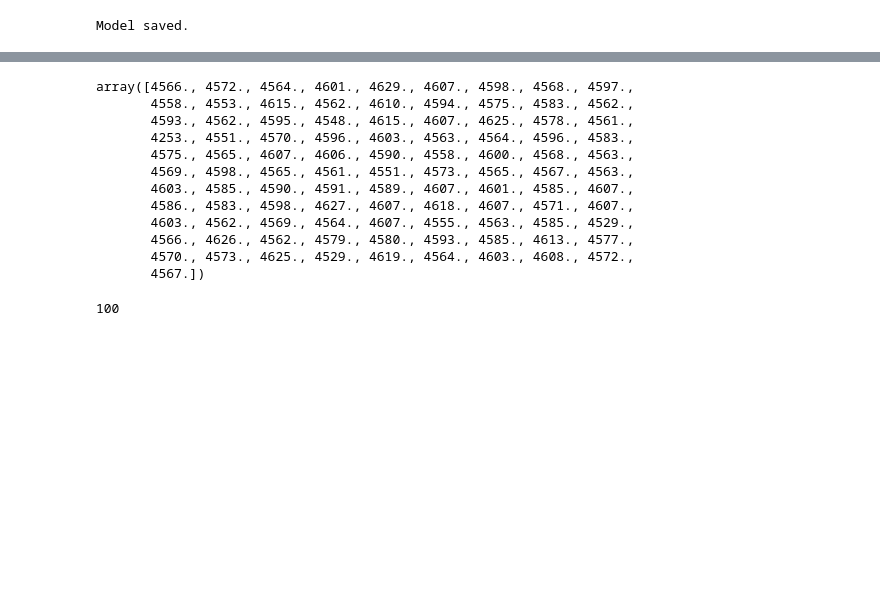
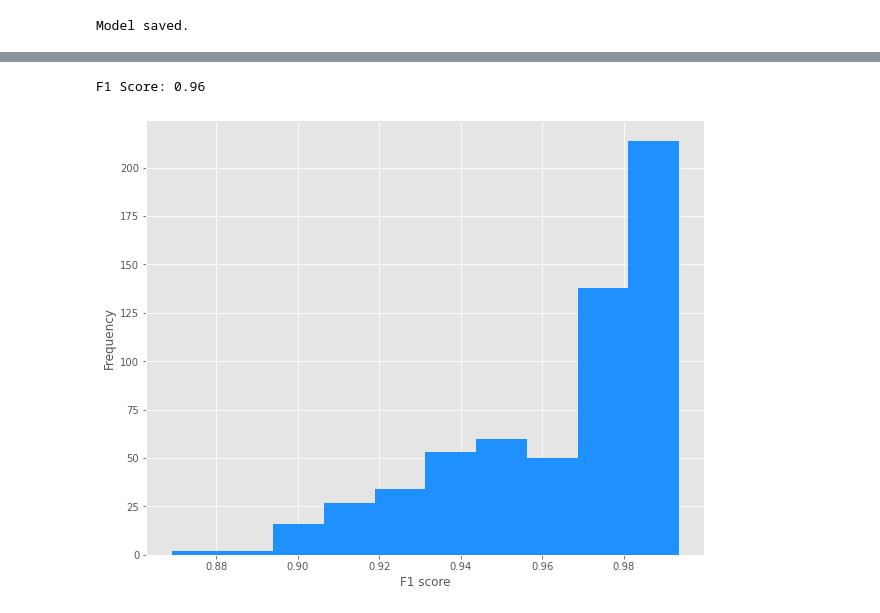
Before and after one commit to stacyshcherbakova/genome-minimiser, a Jupyter notebook: main2.ipynb, the cells around one changed output, grey strips where cells are left out. Drawn from its saved outputs; the diff is of its cells as text; code cells hidden in the pictures; blank space fills up the shorter version.

```diff
--- a/main2.ipynb
+++ b/main2.ipynb
@@ -125,0 +320,12 @@ large_data_t.shape
+# %%
+numeric_cols = merged_df.select_dtypes(include='number')
+column_sums = numeric_cols.sum(axis=0)
+
+filtered_columns = column_sums[column_sums / 7512 >= 0.05].index
+filtered_data = merged_df[filtered_columns]
+
+filtered_data = merged_df[filtered_columns].copy()
+filtered_data['Phylogroup'] = merged_df['Phylogroup']
+
+data_array_t = np.array(filtered_data.iloc[:, :-1])
+phylogroups_array = np.array(filtered_data.iloc[:, -1])
@@ -192,7 +423,7 @@ latent_dim = 64
 beta_start = 0.1
 beta_end = 1.0
 n_epochs = 10
-input_dim = large_data_t.shape[1]
+input_dim = data_array_t.shape[1]
 
 # Loading the model
 model = VAE_single(input_dim, hidden_dim, latent_dim)
@@ -344,11 +558,11 @@ input_dim
 # %%
-input_dim = large_data_t.shape[1]
+input_dim = data_array_t.shape[1]
 hidden_dim = 512
 latent_dim = 64
 beta_start = 0.1
 beta_end = 1.0
 
-# model = VAE(input_dim, hidden_dim, latent_dim)
+model = VAE(input_dim, hidden_dim, latent_dim)
 optimizer = torch.optim.Adam(model.parameters(), lr=1e-3)
 
 model.train()
@@ -461,19 +624,43 @@ Generated probabilities:
-# %%
-np.sum(binary_generated_samples, axis=1)
-# %% [output]
-array([4566., 4572., 4564., 4601., 4629., 4607., 4598., 4568., 4597.,
-       4558., 4553., 4615., 4562., 4610., 4594., 4575., 4583., 4562.,
-       4593., 4562., 4595., 4548., 4615., 4607., 4625., 4578., 4561.,
-       4253., 4551., 4570., 4596., 4603., 4563., 4564., 4596., 4583.,
-       4575., 4565., 4607., 4606., 4590., 4558., 4600., 4568., 4563.,
-       4569., 4598., 4565., 4561., 4551., 4573., 4565., 4567., 4563.,
-       4603., 4585., 4590., 4591., 4589., 4607., 4601., 4585., 4607.,
-       4586., 4583., 4598., 4627., 4607., 4618., 4607., 4571., 4607.,
-       4603., 4562., 4569., 4564., 4607., 4555., 4563., 4585., 4529.,
-       4566., 4626., 4562., 4579., 4580., 4593., 4585., 4613., 4577.,
-       4570., 4573., 4625., 4529., 4619., 4564., 4603., 4608., 4572.,
-       4567.])
-# %%
-len(np.sum(binary_generated_samples, axis=1))
-# %% [output]
-100
+# %%
+model = VAE(input_dim, hidden_dim, latent_dim)
+model.load_state_dict(torch.load('models/saved_small_VAE1_BD.pt', map_location=torch.device('cpu')))
+
+model.eval()
+all_recon_x = []
+all_test_data = []
+
+# Ploting the data into batches
+with torch.no_grad():
+    for batch in test_loader:
+        batch_data = batch[0].to(device)
+        recon_x, mu, logvar = model(batch_data)
+        all_recon_x.append(recon_x.to(device))
+        all_test_data.append(batch_data.to(device))
+
+all_recon_x = torch.cat(all_recon_x)
+all_test_data = torch.cat(all_test_data)
+
+# Setting thershold
+recon_x_binarized = (all_recon_x > 0.5).int()
+
+all_test_data_np = all_test_data.cpu().numpy().flatten()
+recon_x_binarized_np = recon_x_binarized.cpu().numpy().flatten()
+
+f1 = sklearn.metrics.f1_score(all_test_data_np, recon_x_binarized_np)
+print(f'F1 Score: {f1:.2f}')
+
+# Calcualting F1 score for each sample (comapring the target to reconstruction)
+f1_scores = []
+for genome_x, genome in zip(recon_x_binarized.cpu(), all_test_data.cpu().int()):
+    f1_scores.append(sklearn.metrics.f1_score(genome_x.numpy(), genome.numpy()))
+
+# Ploting a histogram of all calculated F1 scores
+plt.figure(figsize=(10,8))
+plt.hist(f1_scores, color='dodgerblue')
+plt.xlabel("F1 score")
+plt.ylabel("Frequency")
+plt.savefig("test.pdf", format="pdf", bbox_inches="tight")
+plt.show()
+# %% [output]
+F1 Score: 0.96
+[figure, added]
```
Also changed, not shown: parts of 66 cells of this notebook, 18 other files.
